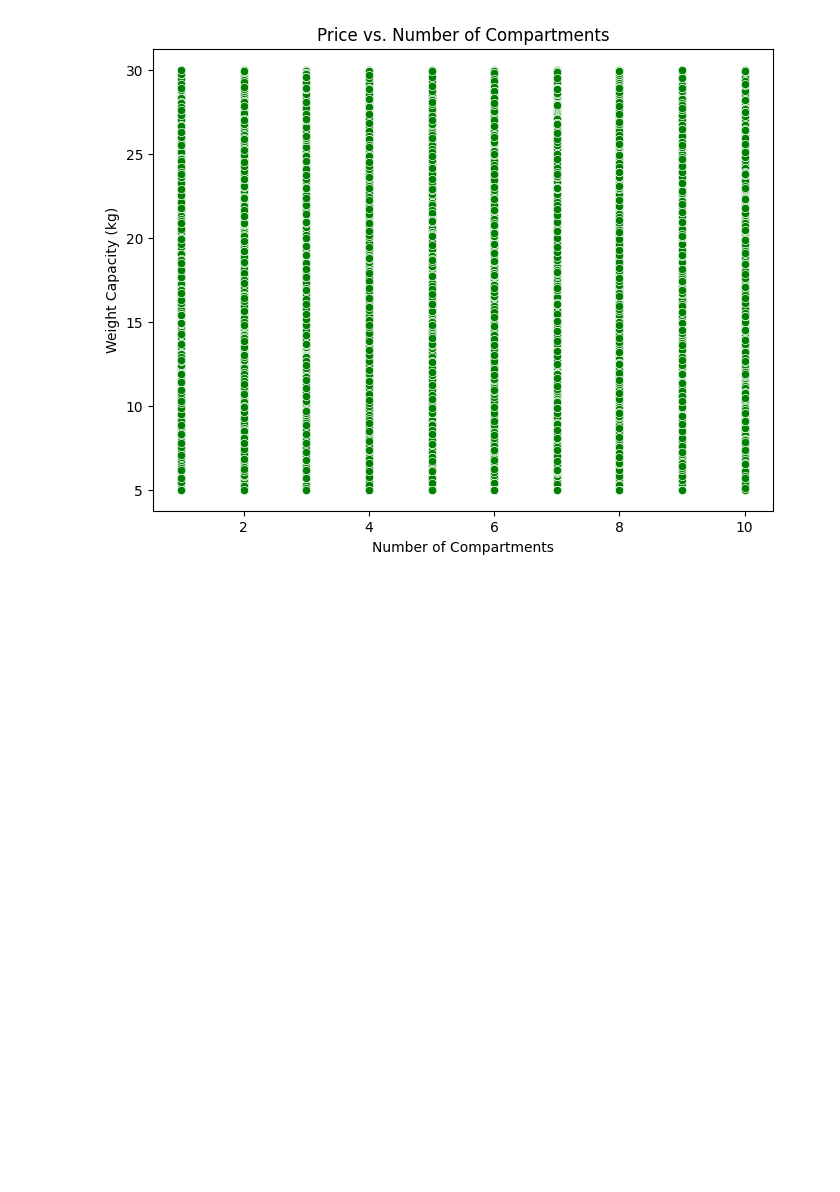
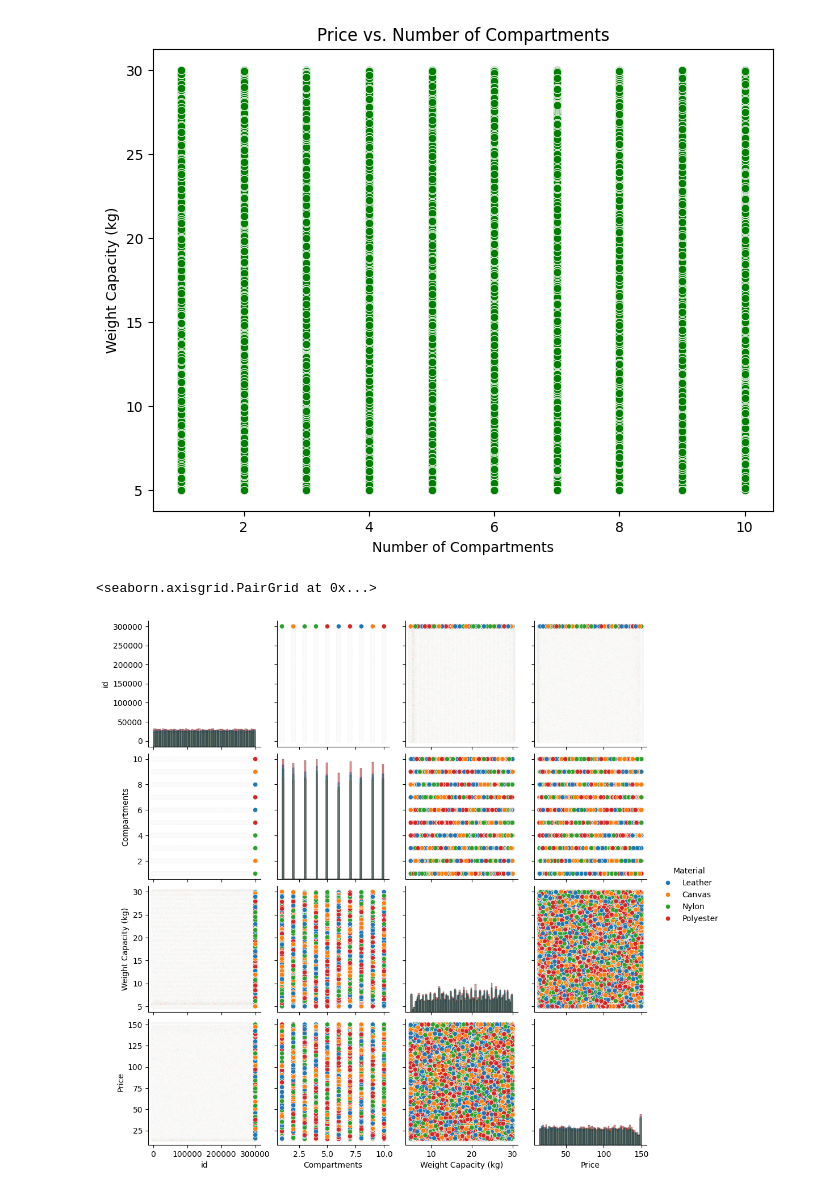
Before and after one commit to Juan-LobosMartin/Backpack_Prediction, a Jupyter notebook: Prevision_1.ipynb, the cells around one changed output. Drawn from its saved outputs; the diff is of its cells as text; code cells hidden in the pictures; blank space fills up the shorter version.

```diff
--- a/Prevision_1.ipynb
+++ b/Prevision_1.ipynb
@@ -145,3 +145,8 @@ plt.ylabel('Weight Capacity (kg)')
 plt.show()
 # %% [output]
 [figure]
+# %%
+sns.pairplot(Backpack_df, hue="Material", diag_kind="hist")
+# %% [output]
+<seaborn.axisgrid.PairGrid at 0x...>
+[figure, added]
```
Also changed, not shown: 12 other files.
